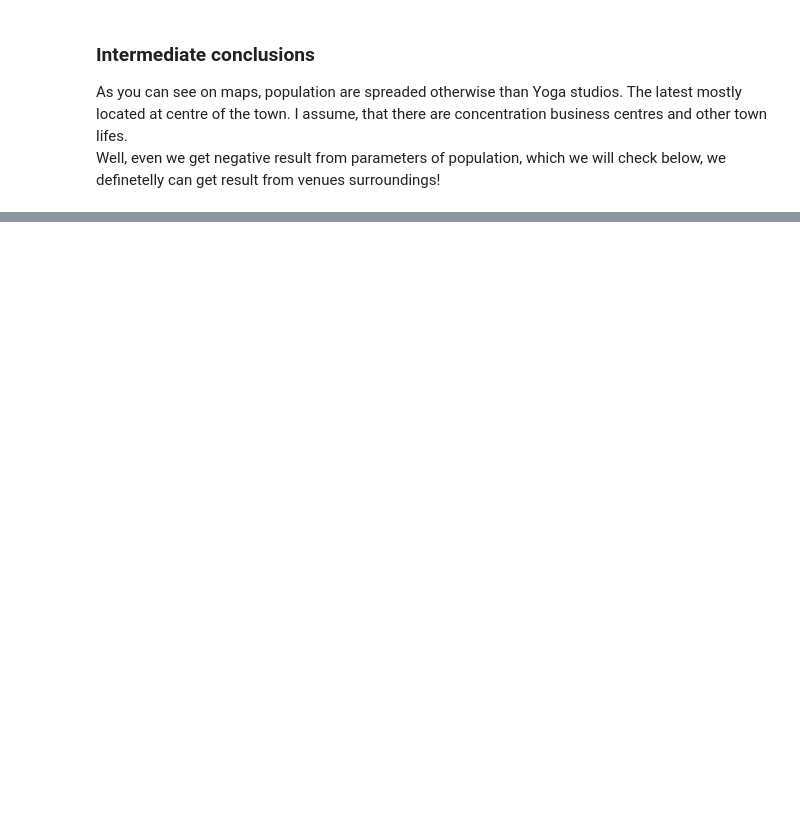
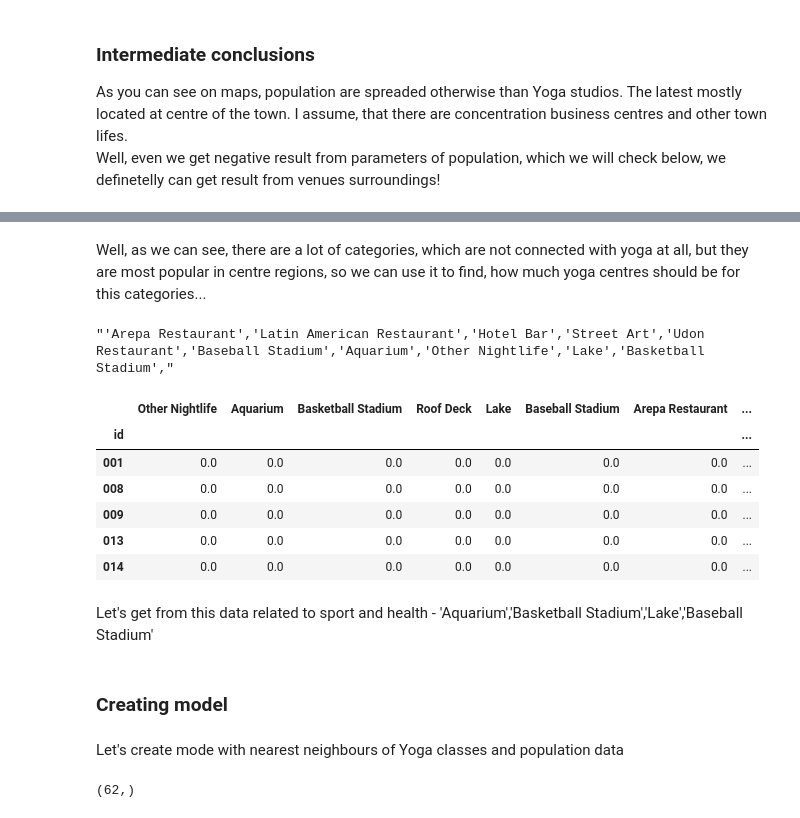
Before and after one commit to smtkvb/Coursera_Capstone, a Jupyter notebook: Battle of Neighbourhoods .ipynb, the cells around one changed output, grey strips where cells are left out. Saved outputs shown, nothing was run; the diff lists cells and outputs as text; code cells hidden in the pictures; blank space fills up the shorter version.

```diff
--- a/Battle of Neighbourhoods .ipynb
+++ b/Battle of Neighbourhoods .ipynb
@@ -421,0 +507,6 @@ As you can see on maps, population are spreaded otherwise than Yoga studios. The
+# %%
+toronto_nearbly_venues = getNearbyVenues(names=filteredvenuesList['name'],
+                                   latitudes=filteredvenuesList['lat'],
+                                   longitudes=filteredvenuesList['lng'],
+                                   id=filteredvenuesList['id']
+                                  )
@@ -421,0 +546,13 @@ As you can see on maps, population are spreaded otherwise than Yoga studios. The
+# %%
+# one hot encoding
+toronto_onehot = pd.get_dummies(toronto_nearbly_venues[['Venue Category']], prefix="", prefix_sep="")
+
+# add neighborhood column back to dataframe
+toronto_onehot['YogaName'] = toronto_nearbly_venues['YogaName']
+toronto_onehot['id'] = toronto_nearbly_venues['id']
+
+# move neighborhood column to the first column
+fixed_columns = [toronto_onehot.columns[-1]] + list(toronto_onehot.columns[:-1])
+toronto_onehot = toronto_onehot[fixed_columns]
+
+toronto_onehot.head()
@@ -421,0 +571,2 @@ As you can see on maps, population are spreaded otherwise than Yoga studios. The
+# %%
+venueData=venueData/venueData.sum()
@@ -421,0 +599,27 @@ As you can see on maps, population are spreaded otherwise than Yoga studios. The
+# %% [markdown]
+Well, as we can see, there are a lot of categories, which are not connected with yoga at all, but they are most popular in centre regions, so we can use it to find, how much yoga centres should be for this categories...
+# %%
+Columns=''
+for items in VenuesListCorrelatedTemp['VenueCount'].drop(['VenueCount'], axis=0).abs().sort_values(ascending=False).head(10).iteritems():
+    Columns=Columns+'\''+items[0]+'\','
+Columns
+# %% [output]
+"'Arepa Restaurant','Latin American Restaurant','Hotel Bar','Street Art','Udon Restaurant','Baseball Stadium','Aquarium','Other Nightlife','Lake','Basketball Stadium',"
+# %%
+CategoryesData=toronto_onehot[['id', 'Other Nightlife','Aquarium','Basketball Stadium','Roof Deck','Lake','Baseball Stadium','Arepa Restaurant','Latin American Restaurant','Street Art','Udon Restaurant']]
+CategoryesData=CategoryesData.groupby(['id']).mean().join(venueData).fillna(0)
+CategoryesData.head()
+# %% [output]
+|  | Other Nightlife | Aquarium | Basketball Stadium | Roof Deck | Lake | Baseball Stadium | Arepa Restaurant | ... |
+| id |  |  |  |  |  |  |  | ... |
+| 001 | 0.0 | 0.0 | 0.0 | 0.0 | 0.0 | 0.0 | 0.0 | ... |
+| 008 | 0.0 | 0.0 | 0.0 | 0.0 | 0.0 | 0.0 | 0.0 | ... |
+| 009 | 0.0 | 0.0 | 0.0 | 0.0 | 0.0 | 0.0 | 0.0 | ... |
+| 013 | 0.0 | 0.0 | 0.0 | 0.0 | 0.0 | 0.0 | 0.0 | ... |
+| 014 | 0.0 | 0.0 | 0.0 | 0.0 | 0.0 | 0.0 | 0.0 | ... |
+# %% [markdown]
+Let's get from this data related to sport and health - 'Aquarium','Basketball Stadium','Lake','Baseball Stadium'
+# %% [markdown]
+### Creating model
+# %% [markdown]
+Let's create mode with nearest neighbours of Yoga classes and population data
@@ -421,0 +629,4 @@ As you can see on maps, population are spreaded otherwise than Yoga studios. The
+# %%
+CategoryesData['VenueCount'].shape
+# %% [output]
+(62,)
```
Also changed, not shown: parts of 42 cells of this notebook.
